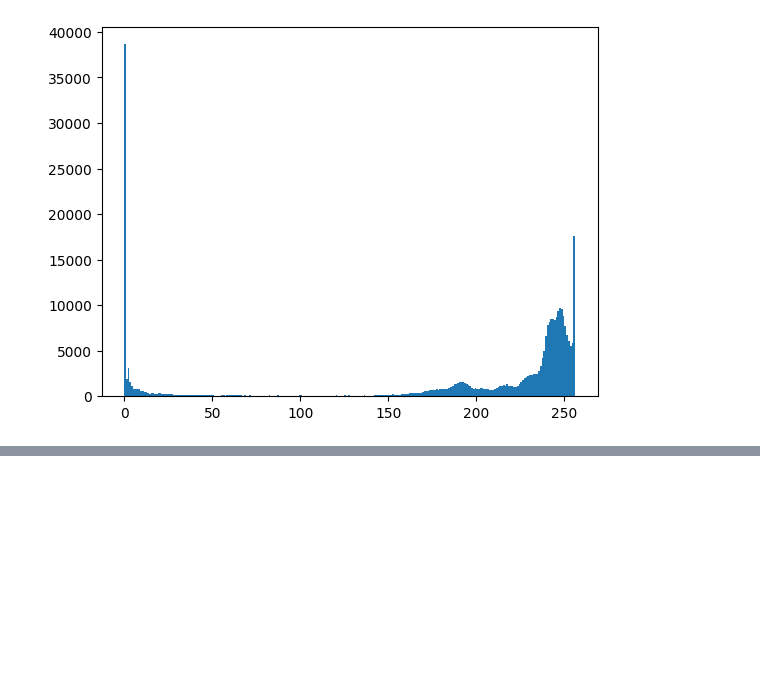
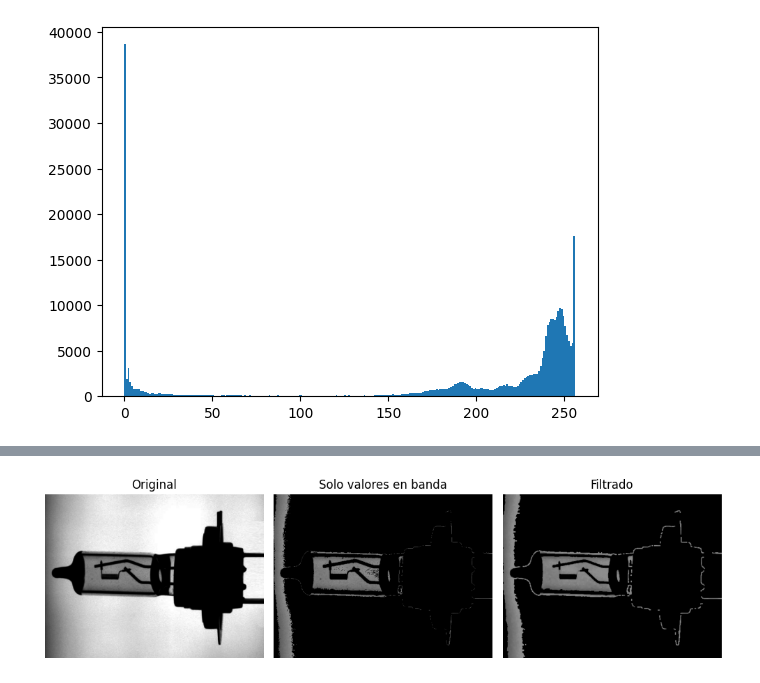
Before and after one commit to KalebG13/Sistemas-de-vision, a Jupyter notebook: Lab_1/Lab1_notebook.ipynb, the cells around one changed output, grey strips where cells are left out. Saved outputs shown, nothing was run; the diff lists cells and outputs as text; code cells hidden in the pictures; blank space fills up the shorter version.

```diff
--- a/Lab_1/Lab1_notebook.ipynb
+++ b/Lab_1/Lab1_notebook.ipynb
@@ -208,0 +212,26 @@ plt.axis('off')
+# %%
+low, high = 91, 142
+mask = cv.inRange(gamma_img3, low, high)   # pixels en [150,200] => 255, resto => 0
+
+# Opción A: dejar en blanco los píxeles dentro de la banda, todo lo demás negro
+band_white = mask  # ya es 0/255
+
+# Opción B: dejar en negro los píxeles dentro de la banda y todo lo demás blanco
+band_black = cv.bitwise_not(mask)
+
+# Opción C: conservar los valores originales solo dentro de la banda, resto en negro
+band_keep_values = cv.bitwise_and(gamma_img3, gamma_img3, mask=mask)
+kernel=np.ones((3,3),np.uint8)
+errotion = cv.dilate(band_keep_values,kernel,iterations=1)
+opening = cv.morphologyEx(errotion,cv.MORPH_CLOSE,kernel,iterations=1)
+
+# Mostrar resultados
+plt.figure(figsize=(10,6))
+plt.subplot(1,3,1); plt.imshow(gamma_img3, cmap='gray', vmin=0, vmax=255); plt.title('Original'); plt.axis('off')
+#plt.subplot(1,4,2); plt.imshow(band_white, cmap='gray'); plt.title('Banda 150-200 -> blanco'); plt.axis('off')
+#plt.subplot(1,4,3); plt.imshow(band_black, cmap='gray'); plt.title('Banda 150-200 -> negro'); plt.axis('off')
+plt.subplot(1,3,2); plt.imshow(band_keep_values, cmap='gray', vmin=0, vmax=255); plt.title('Solo valores en banda'); plt.axis('off')
+plt.subplot(1,3,3); plt.imshow(opening, cmap='gray', vmin=0, vmax=255); plt.title('Filtrado'); plt.axis('off')
+plt.tight_layout(); plt.show()
+# %% [output]
+[figure, added]
```
Also changed, not shown: parts of 4 cells of this notebook.
